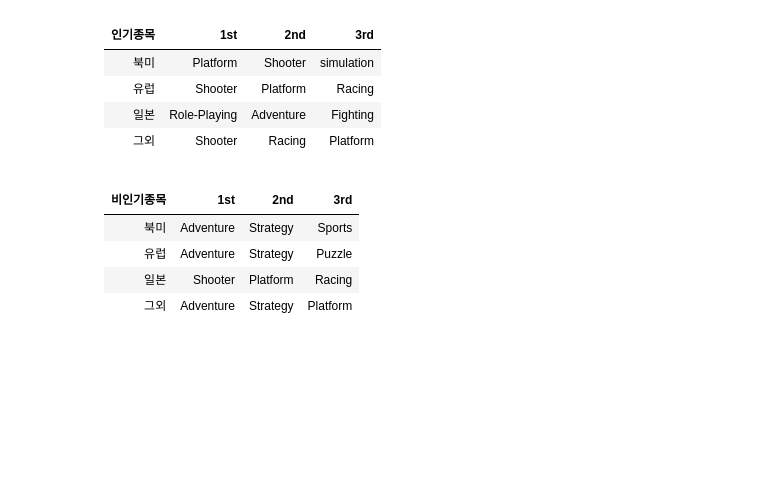
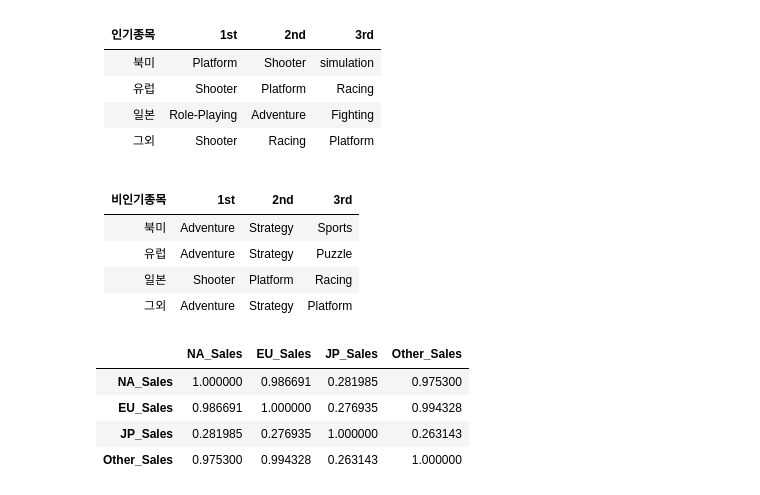
Before and after one commit to superahxd/_project, a Jupyter notebook: sec1_project.ipynb, the cells around one changed output. Saved outputs shown, nothing was run; the diff lists cells and outputs as text; code cells hidden in the pictures; blank space fills up the shorter version.

```diff
--- a/sec1_project.ipynb
+++ b/sec1_project.ipynb
@@ -186,3 +185,11 @@ vgames_1.rank(method='min', ascending=False)
 |유럽|Adventure	|Strategy|Puzzle|
 |일본|Shooter|Platform|Racing|
 |그외|Adventure	|Strategy|Platform|
+# %%
+vgames_sum.T.corr(method = 'pearson')
+# %% [output]
+|  | NA_Sales | EU_Sales | JP_Sales | Other_Sales |
+| NA_Sales | 1.000000 | 0.986691 | 0.281985 | 0.975300 |
+| EU_Sales | 0.986691 | 1.000000 | 0.276935 | 0.994328 |
+| JP_Sales | 0.281985 | 0.276935 | 1.000000 | 0.263143 |
+| Other_Sales | 0.975300 | 0.994328 | 0.263143 | 1.000000 |
```
Also changed, not shown: parts of 7 cells of this notebook.
